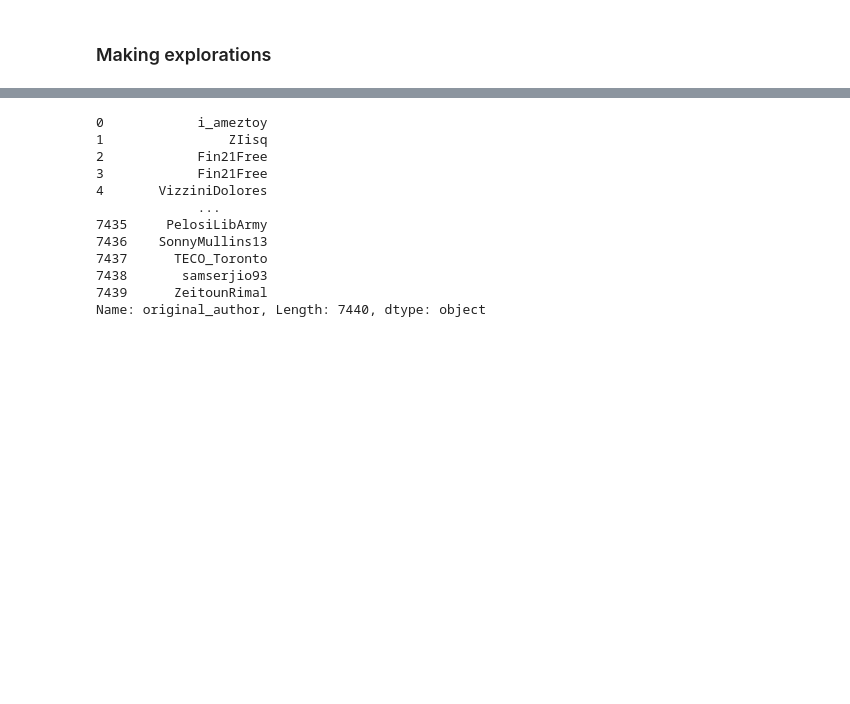
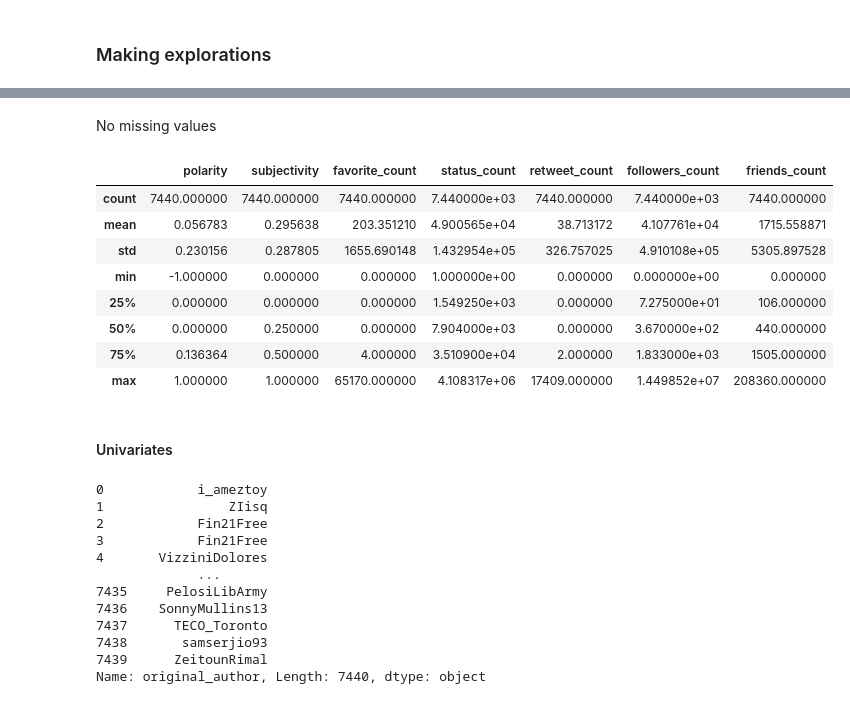
Before and after one commit to Fisseha-Estifanos/Twitter-Data-Analysis, a Jupyter notebook: notebooks/EDA.ipynb, the cells around one changed output, grey strips where cells are left out. Drawn from its saved outputs; the diff is of its cells as text; code cells hidden in the pictures; blank space fills up the shorter version.

```diff
--- a/notebooks/EDA.ipynb
+++ b/notebooks/EDA.ipynb
@@ -35,3 +83,20 @@ tweets_df.head(10)
+# %% [markdown]
+No missing values
+# %%
+# stats about numerical columns
+tweets_df.describe()
+# %% [output]
+|  | polarity | subjectivity | favorite_count | status_count | retweet_count | followers_count | friends_count |
+| count | 7440.000000 | 7440.000000 | 7440.000000 | 7.440000e+03 | 7440.000000 | 7.440000e+03 | 7440.000000 |
+| mean | 0.056783 | 0.295638 | 203.351210 | 4.900565e+04 | 38.713172 | 4.107761e+04 | 1715.558871 |
+| std | 0.230156 | 0.287805 | 1655.690148 | 1.432954e+05 | 326.757025 | 4.910108e+05 | 5305.897528 |
+| min | -1.000000 | 0.000000 | 0.000000 | 1.000000e+00 | 0.000000 | 0.000000e+00 | 0.000000 |
+| 25% | 0.000000 | 0.000000 | 0.000000 | 1.549250e+03 | 0.000000 | 7.275000e+01 | 106.000000 |
+| 50% | 0.000000 | 0.250000 | 0.000000 | 7.904000e+03 | 0.000000 | 3.670000e+02 | 440.000000 |
+| 75% | 0.136364 | 0.500000 | 4.000000 | 3.510900e+04 | 2.000000 | 1.833000e+03 | 1505.000000 |
+| max | 1.000000 | 1.000000 | 65170.000000 | 4.108317e+06 | 17409.000000 | 1.449852e+07 | 208360.000000 |
+# %% [markdown]
+#### Univariates
 # %%
 tweets_df.original_author
 # %% [output]
```
Also changed, not shown: parts of 15 cells of this notebook.
